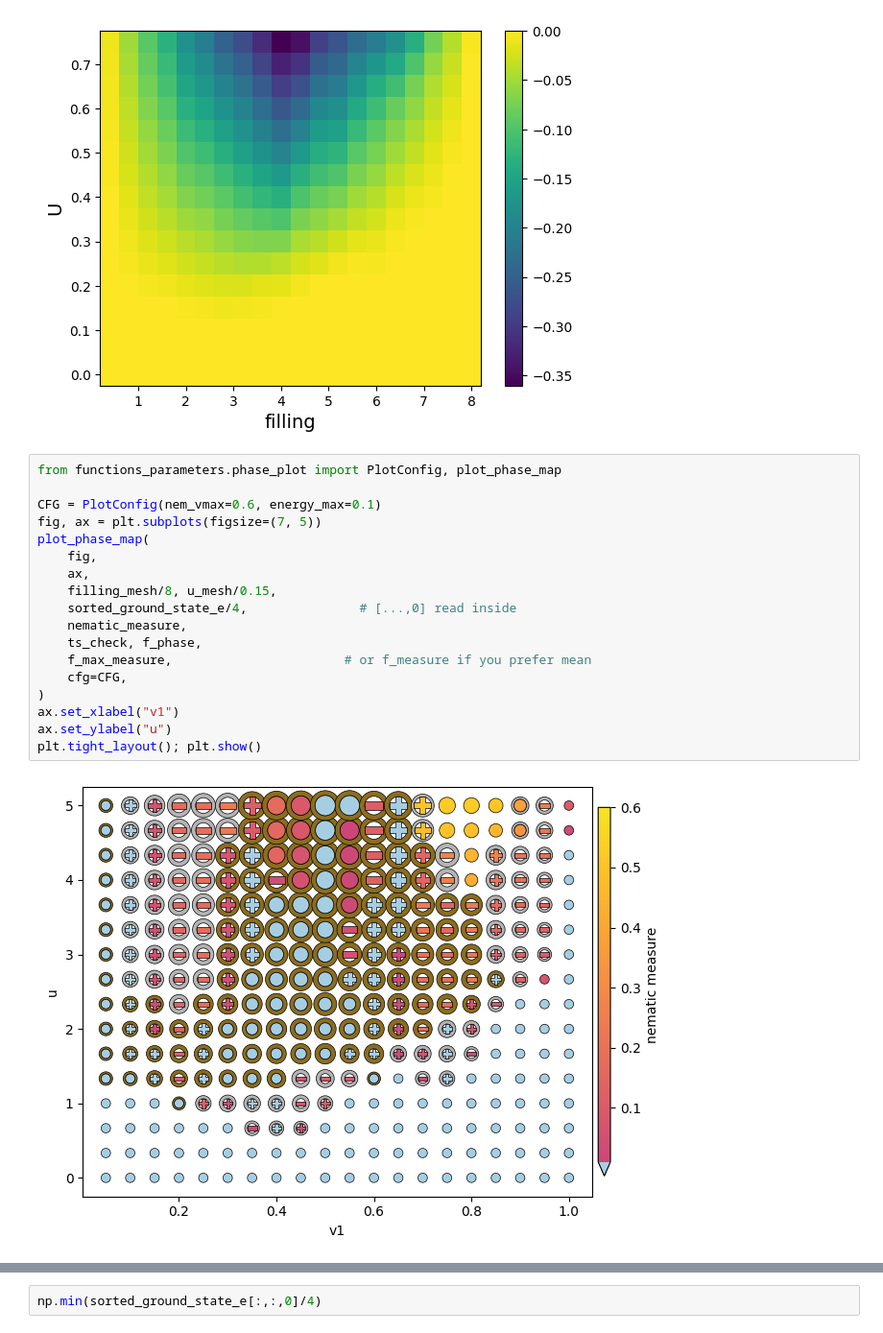
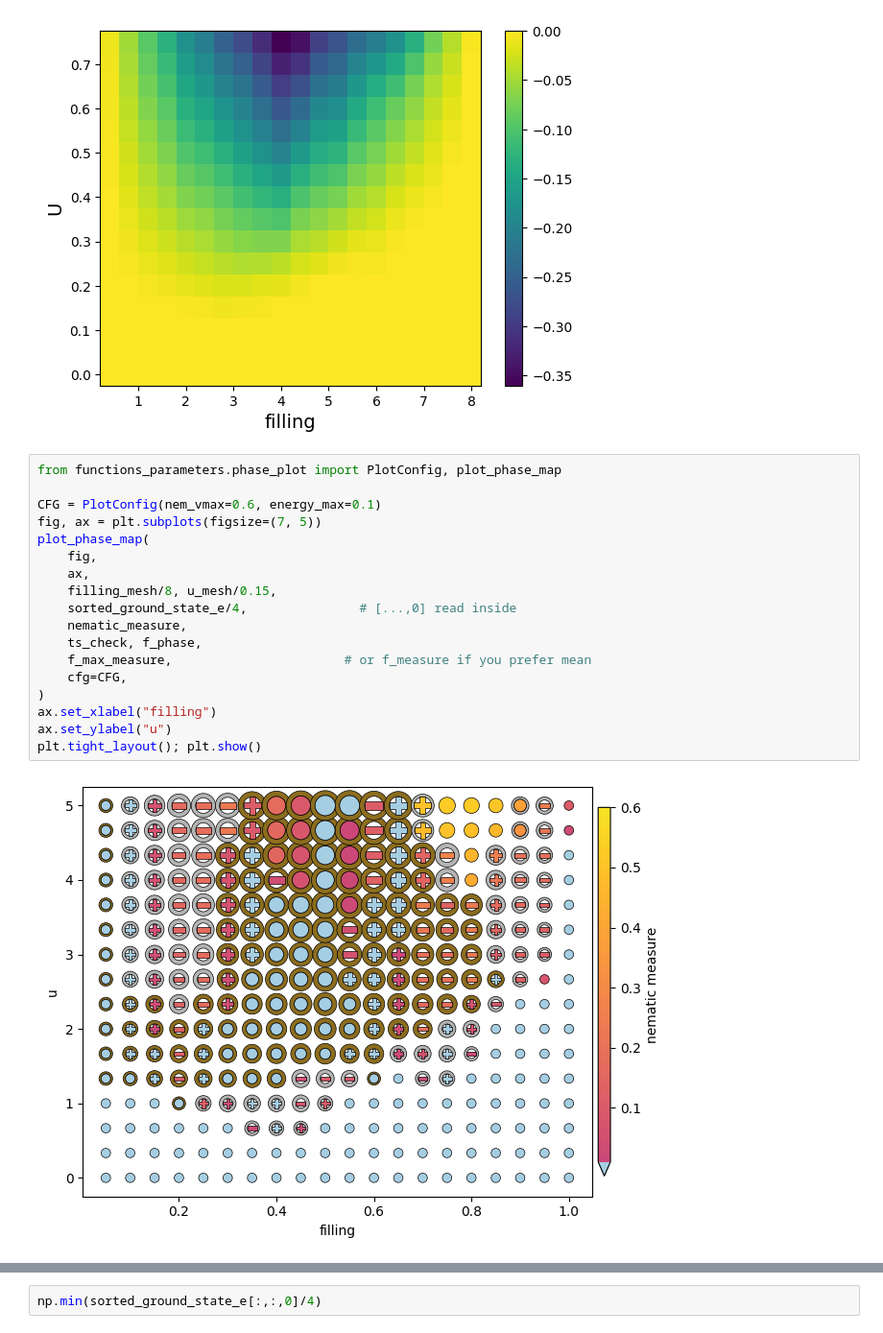
Before and after one commit to yumannhe/SCHF_auto_collinear, a Jupyter notebook: data_analysis/over_filling/phase_diagram_fixed_u_v_ratio_over_filling_t_4_em4_2_2_seed_269.ipynb, the cells around one changed output, grey strips where cells are left out. Shown at 96% size. Cells and saved outputs as stored; diff of their text form.

```diff
--- a/data_analysis/over_filling/phase_diagram_fixed_u_v_ratio_over_filling_t_4_em4_2_2_seed_269.ipynb
+++ b/data_analysis/over_filling/phase_diagram_fixed_u_v_ratio_over_filling_t_4_em4_2_2_seed_269.ipynb
@@ -163,20 +163,20 @@ plt.colorbar()
 # %%
 from functions_parameters.phase_plot import PlotConfig, plot_phase_map
 
 CFG = PlotConfig(nem_vmax=0.6, energy_max=0.1)
 fig, ax = plt.subplots(figsize=(7, 5))
 plot_phase_map(
     fig,
     ax,
     filling_mesh/8, u_mesh/0.15,
     sorted_ground_state_e/4,               # [...,0] read inside
     nematic_measure,
     ts_check, f_phase,
     f_max_measure,                       # or f_measure if you prefer mean
     cfg=CFG,
 )
-ax.set_xlabel("v1")
+ax.set_xlabel("filling")
 ax.set_ylabel("u")
 plt.tight_layout(); plt.show()
 # %% [output]
-[figure, old version]
+[figure, new version]
```
Also changed, not shown: parts of 13 cells of this notebook, 3 other files.
